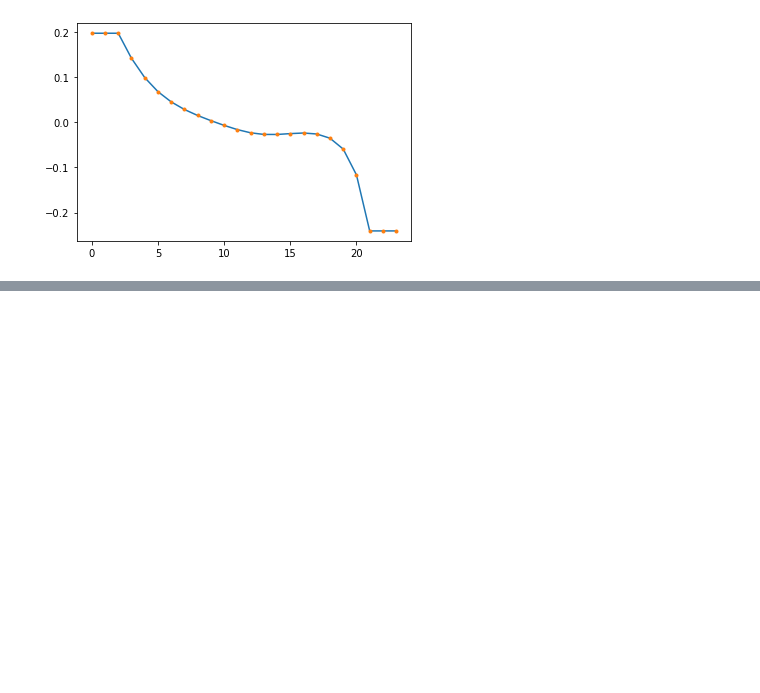
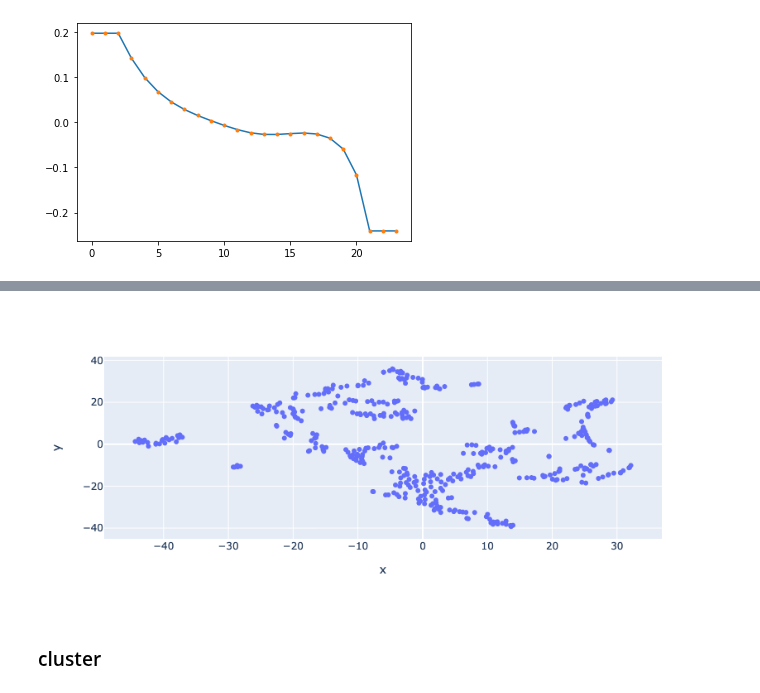
Before and after one commit to ircam-ismm/nime2022-elicitation-demo, a Jupyter notebook: notebooks/analysis.ipynb, the cells around one changed output, grey strips where cells are left out. Cells and saved outputs as stored; diff of their text form; code cells hidden in the pictures; blank space fills up the shorter version.

```diff
--- a/notebooks/analysis.ipynb
+++ b/notebooks/analysis.ipynb
@@ -118,0 +172,2 @@ segments = segmenter(feat.values)
+# %%
+emb_df = pd.DataFrame(data=np.c_[emb_seg, np.arange(emb_seg.shape[0])], columns=['x', 'y', 'idx'])
@@ -118,0 +183,6 @@ segments = segmenter(feat.values)
+# %%
+px.scatter(data_frame=emb_df, x='x', y='y', hover_name="idx")
+# %% [output]
+[figure, added]
+# %% [markdown]
+### cluster
```
Also changed, not shown: parts of 45 cells of this notebook, 5 other files.
